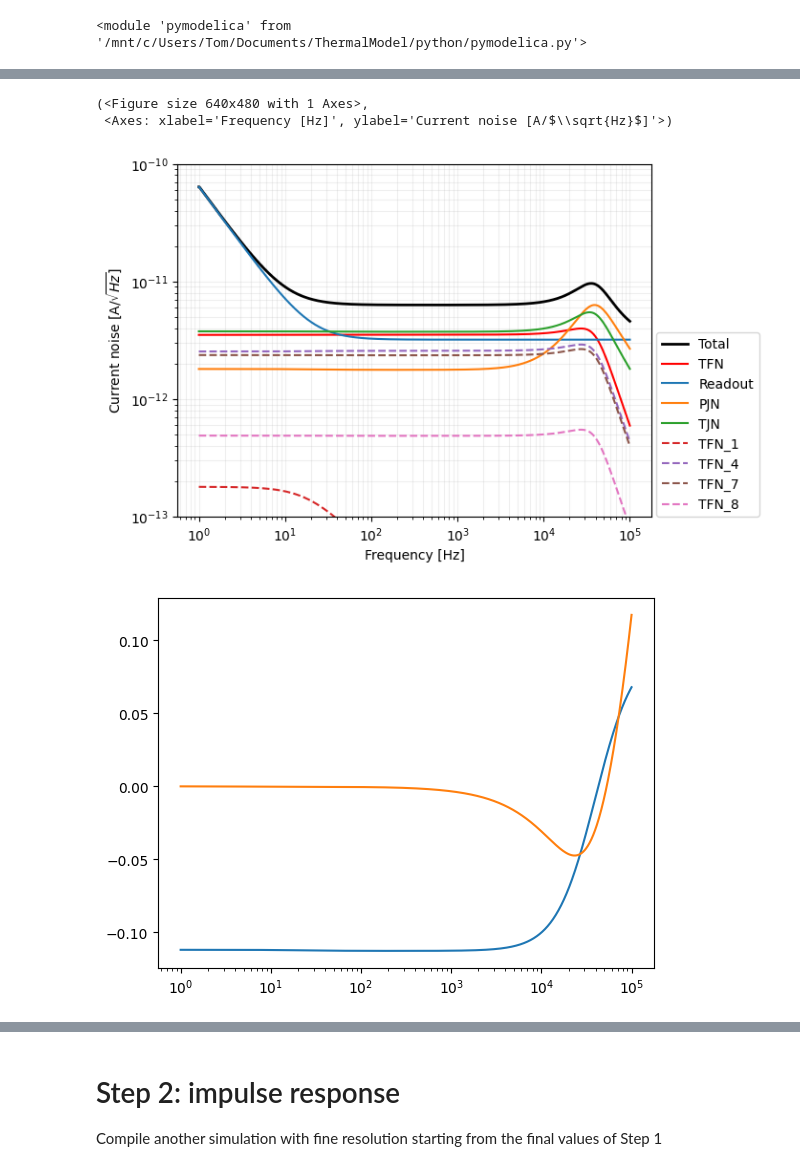
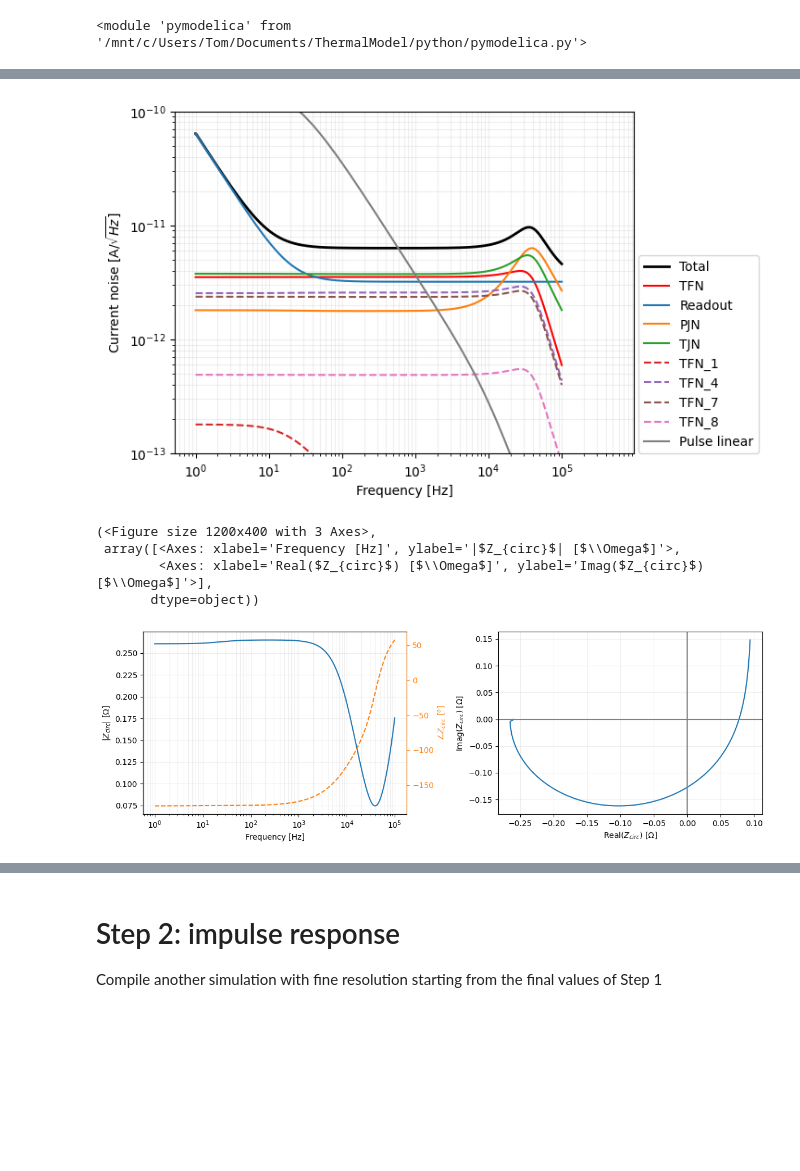
Before and after one commit to EdmondRen/TES_thermal_model, a Jupyter notebook: python/analysis.ipynb, the cells around one changed output, grey strips where cells are left out. Drawn from its saved outputs; the diff is of its cells as text; code cells hidden in the pictures; blank space fills up the shorter version.

```diff
--- a/python/analysis.ipynb
+++ b/python/analysis.ipynb
@@ -117,13 +103,17 @@ plt.plot(t, y[:,1])
 # %%
 model.plot_noise_current()
+
+# Add pulse to the noise plot
+fy, y_fft = scipy.signal.periodogram(y_linear[:, 1]*0.06, fs=1/(t_linear[1]-t_linear[0]))
+plt.plot(fy, np.sqrt(y_fft), label="Pulse linear")
+plt.legend(loc=(1.01,0))
+plt.show()
+
+model.plot_impedance()
 # %% [output]
+[figure, new version]
-(<Figure size 640x480 with 1 Axes>,
- <Axes: xlabel='Frequency [Hz]', ylabel='Current noise [A/$\\sqrt{Hz}$]'>)
+(<Figure size 1200x400 with 3 Axes>,
+ array([<Axes: xlabel='Frequency [Hz]', ylabel='|$Z_{circ}$| [$\\Omega$]'>,
+        <Axes: xlabel='Real($Z_{circ}$) [$\\Omega$]', ylabel='Imag($Z_{circ}$) [$\\Omega$]'>],
+       dtype=object))
-[figure, old version]
+[figure, added]
-# %%
-didv = model.get_dIdV()
-plt.plot(model.frequencies, (1/didv).real)
-plt.plot(model.frequencies, (1/didv).imag)
-plt.xscale("log")
-# %% [output]
-[figure, removed]
```
Also changed, not shown: parts of 10 cells of this notebook, 4 other files.
